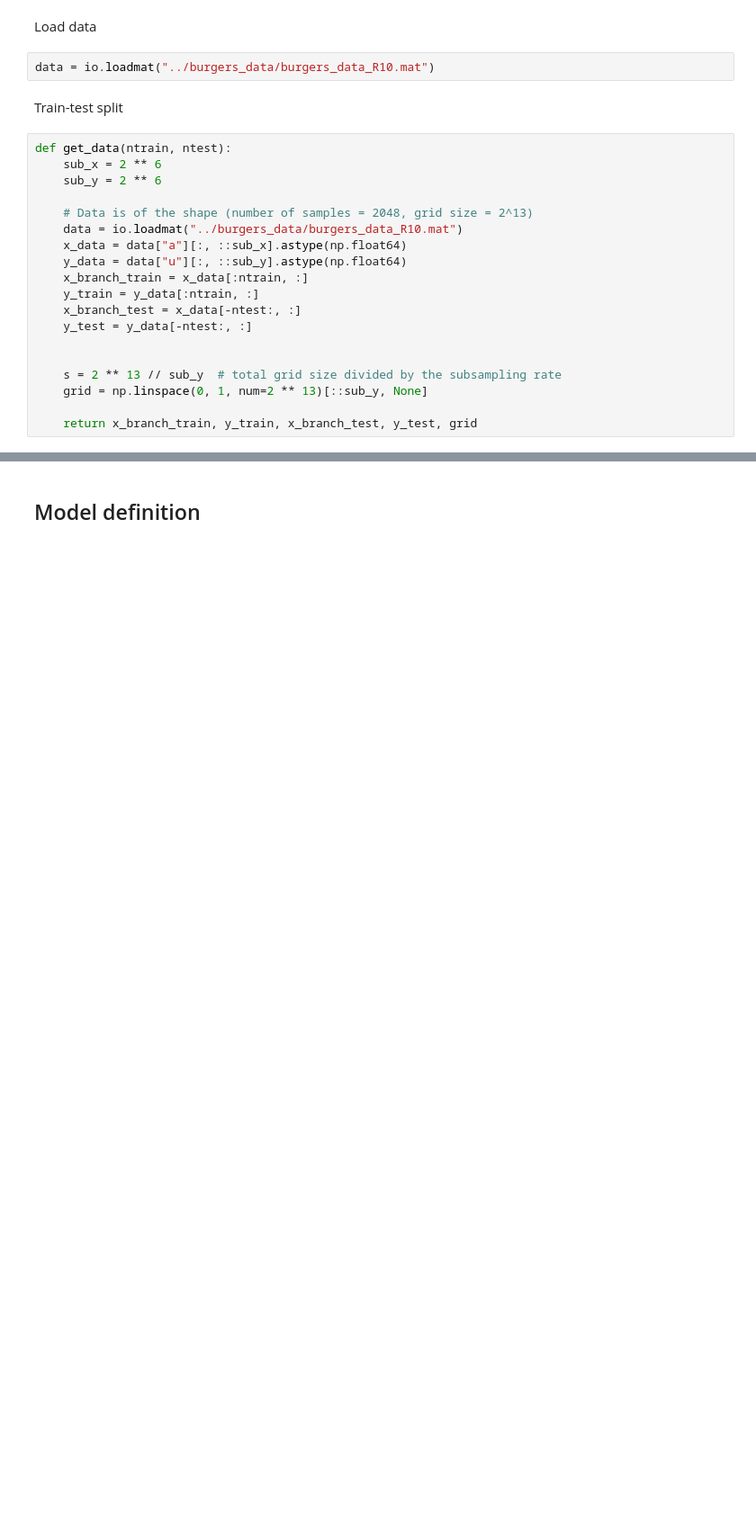
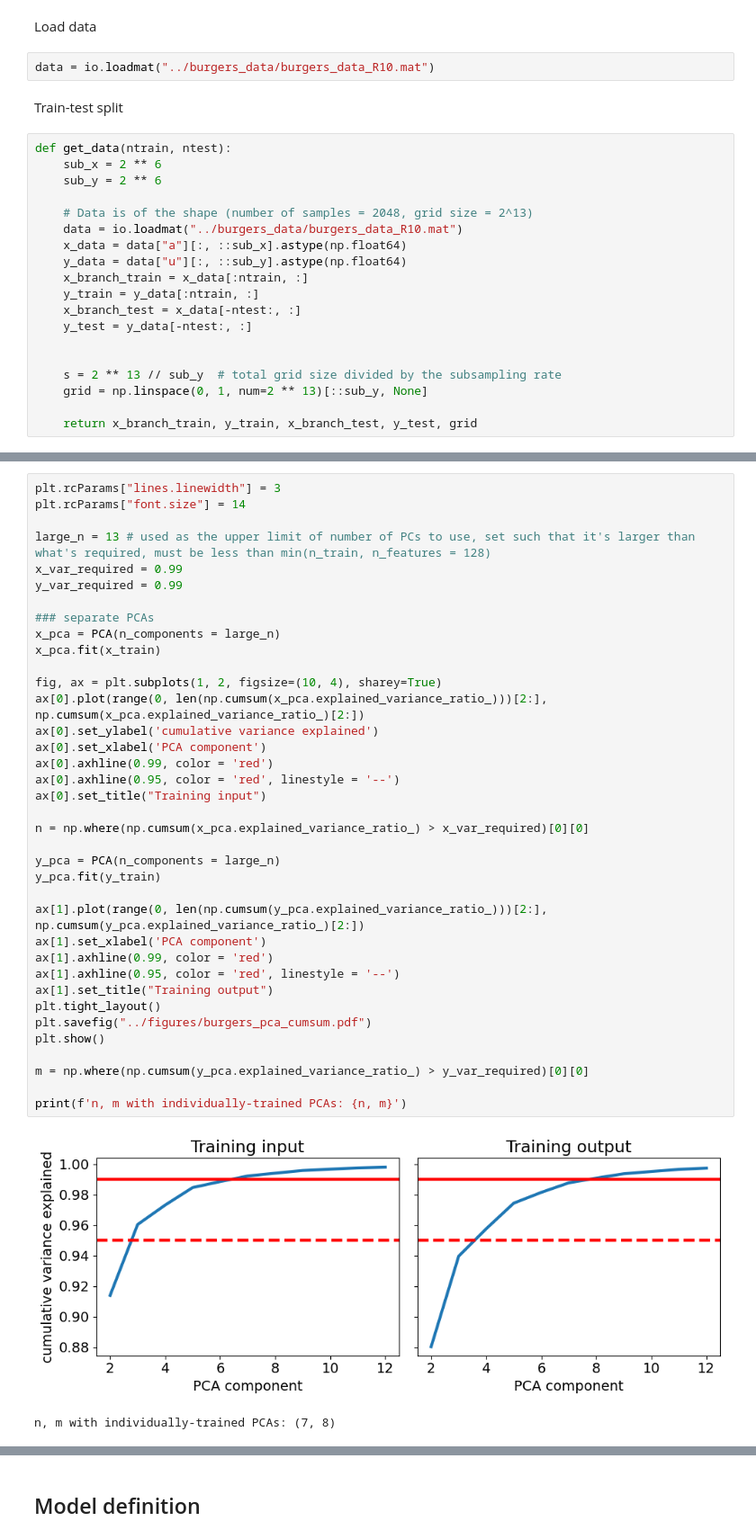
Before and after one commit to tomcjackc/Probabilistic-Operator-Learning-for-Climate-Model-Parameterisation, a Jupyter notebook: notebooks/final_burger.ipynb, the cells around one changed output, grey strips where cells are left out. Shown at 90% size. Drawn from its saved outputs; the diff is of its cells as text; blank space fills up the shorter version.

```diff
--- a/notebooks/final_burger.ipynb
+++ b/notebooks/final_burger.ipynb
@@ -56,0 +87,40 @@ y_train = y[i*169: i*169 + 1000]
+# %%
+plt.rcParams["lines.linewidth"] = 3
+plt.rcParams["font.size"] = 14
+
+large_n = 13 # used as the upper limit of number of PCs to use, set such that it's larger than what's required, must be less than min(n_train, n_features = 128)
+x_var_required = 0.99
+y_var_required = 0.99
+
+### separate PCAs
+x_pca = PCA(n_components = large_n)
+x_pca.fit(x_train)
+
+fig, ax = plt.subplots(1, 2, figsize=(10, 4), sharey=True)
+ax[0].plot(range(0, len(np.cumsum(x_pca.explained_variance_ratio_)))[2:], np.cumsum(x_pca.explained_variance_ratio_)[2:])
+ax[0].set_ylabel('cumulative variance explained')
+ax[0].set_xlabel('PCA component')
+ax[0].axhline(0.99, color = 'red')
+ax[0].axhline(0.95, color = 'red', linestyle = '--')
+ax[0].set_title("Training input")
+
+n = np.where(np.cumsum(x_pca.explained_variance_ratio_) > x_var_required)[0][0]
+
+y_pca = PCA(n_components = large_n)
+y_pca.fit(y_train)
+
+ax[1].plot(range(0, len(np.cumsum(y_pca.explained_variance_ratio_)))[2:], np.cumsum(y_pca.explained_variance_ratio_)[2:])
+ax[1].set_xlabel('PCA component')
+ax[1].axhline(0.99, color = 'red')
+ax[1].axhline(0.95, color = 'red', linestyle = '--')
+ax[1].set_title("Training output")
+plt.tight_layout()
+plt.savefig("../figures/burgers_pca_cumsum.pdf")
+plt.show()
+
+m = np.where(np.cumsum(y_pca.explained_variance_ratio_) > y_var_required)[0][0]
+
+print(f'n, m with individually-trained PCAs: {n, m}')
+# %% [output]
+[figure, added]
+n, m with individually-trained PCAs: (7, 8)
```
Also changed, not shown: parts of 14 cells of this notebook, 14 other files.
